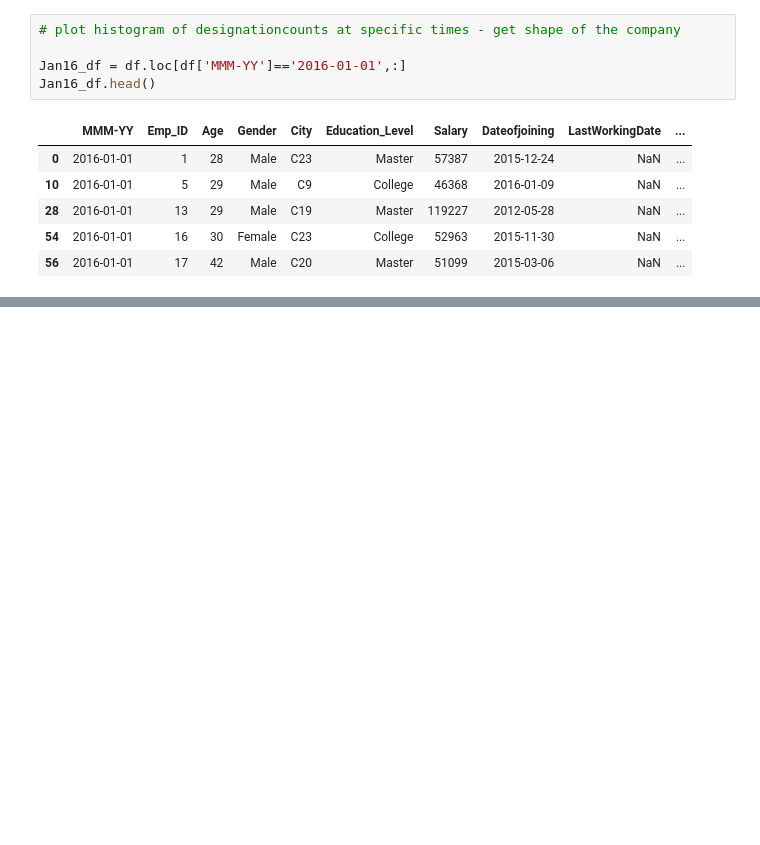
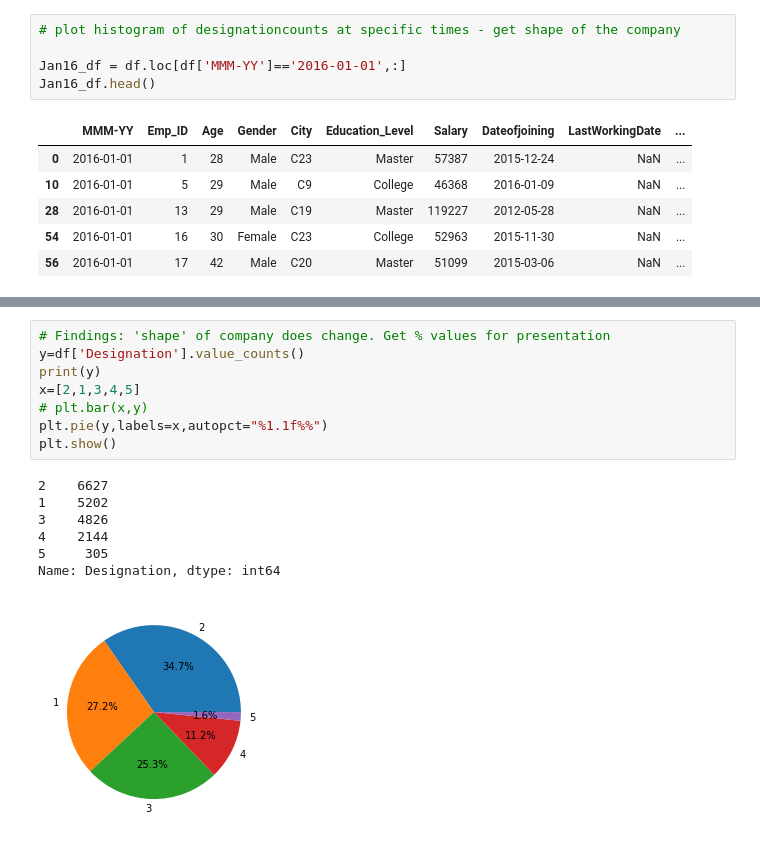
Before and after one commit to shanCH3n/Project1-DAbootcamp-Grp2, a Jupyter notebook: 01_Data/EmployeeAttrition_Leavers.ipynb, the cells around one changed output, grey strips where cells are left out. Drawn from its saved outputs; the diff is of its cells as text; blank space fills up the shorter version.

```diff
--- a/01_Data/EmployeeAttrition_Leavers.ipynb
+++ b/01_Data/EmployeeAttrition_Leavers.ipynb
@@ -91,2 +150,18 @@ plt.show()
+# %%
+# Findings: 'shape' of company does change. Get % values for presentation
+y=df['Designation'].value_counts()
+print(y)
+x=[2,1,3,4,5]
+# plt.bar(x,y)
+plt.pie(y,labels=x,autopct="%1.1f%%")
+plt.show()
+# %% [output]
+2    6627
+1    5202
+3    4826
+4    2144
+5     305
+Name: Designation, dtype: int64
+[figure, added]
 # %%
 # Does the spread of designations leaving match the shape of the company?
```
Also changed, not shown: parts of 16 cells of this notebook, 1 other file.
